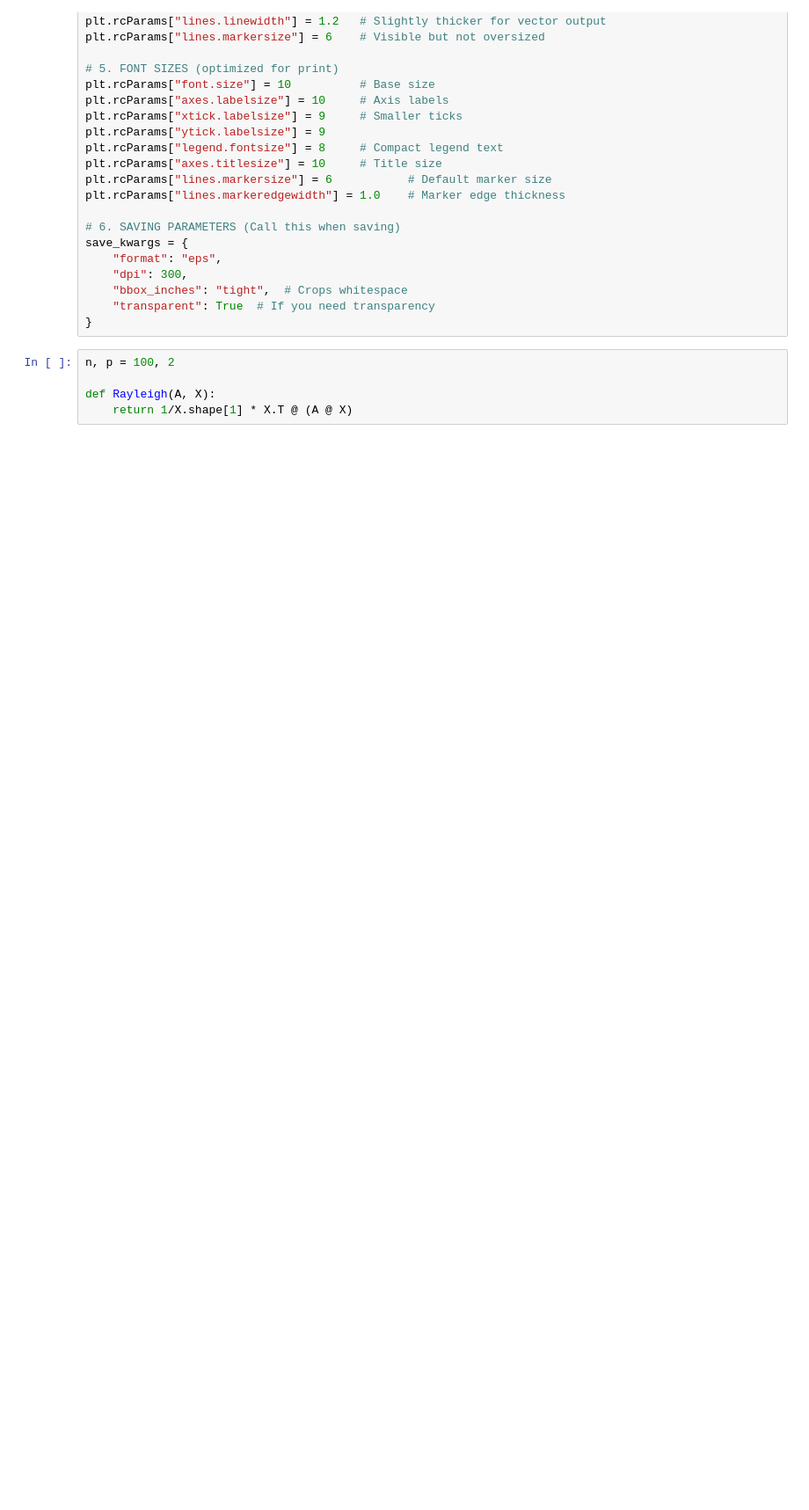
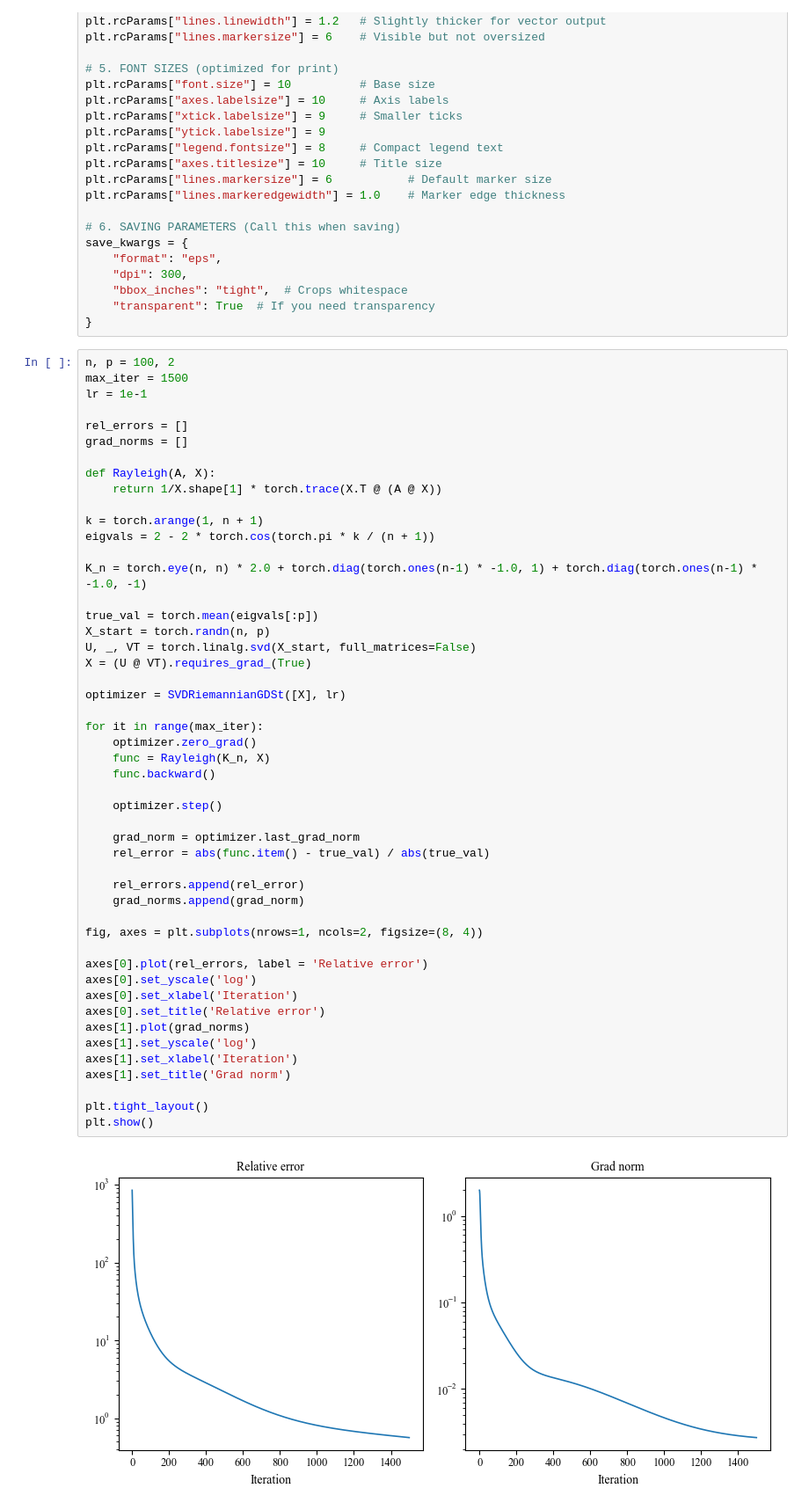
Before and after one commit to DogeSavior3/Riemannion, a Jupyter notebook: exps.ipynb, the cells around one changed output. Shown at 88% size. Drawn from its saved outputs; the diff is of its cells as text; blank space fills up the shorter version.

```diff
--- a/exps.ipynb
+++ b/exps.ipynb
@@ -46,8 +46,54 @@ save_kwargs = {
     "bbox_inches": "tight",  # Crops whitespace
     "transparent": True  # If you need transparency
 }
-# %%
-n, p = 100, 2
-
-def Rayleigh(A, X):
-	return 1/X.shape[1] * X.T @ (A @ X)
+# %%
+n, p = 100, 2
+max_iter = 1500
+lr = 1e-1
+
+rel_errors = []
+grad_norms = []
+
+def Rayleigh(A, X):
+	return 1/X.shape[1] * torch.trace(X.T @ (A @ X))
+
+k = torch.arange(1, n + 1)
+eigvals = 2 - 2 * torch.cos(torch.pi * k / (n + 1))
+
+K_n = torch.eye(n, n) * 2.0 + torch.diag(torch.ones(n-1) * -1.0, 1) + torch.diag(torch.ones(n-1) * -1.0, -1)
+
+true_val = torch.mean(eigvals[:p])
+X_start = torch.randn(n, p)
+U, _, VT = torch.linalg.svd(X_start, full_matrices=False)
+X = (U @ VT).requires_grad_(True)
+
+optimizer = SVDRiemannianGDSt([X], lr)
+
+for it in range(max_iter):
+    optimizer.zero_grad()
+    func = Rayleigh(K_n, X)
+    func.backward()
+
+    optimizer.step()
+
+    grad_norm = optimizer.last_grad_norm
+    rel_error = abs(func.item() - true_val) / abs(true_val)
+
+    rel_errors.append(rel_error)
+    grad_norms.append(grad_norm)
+
+fig, axes = plt.subplots(nrows=1, ncols=2, figsize=(8, 4))
+
+axes[0].plot(rel_errors, label = 'Relative error')
+axes[0].set_yscale('log')
+axes[0].set_xlabel('Iteration')
+axes[0].set_title('Relative error')
+axes[1].plot(grad_norms)
+axes[1].set_yscale('log')
+axes[1].set_xlabel('Iteration')
+axes[1].set_title('Grad norm')
+
+plt.tight_layout()
+plt.show()
+# %% [output]
+[figure, added]
```
Also changed, not shown: parts of 5 cells of this notebook.
